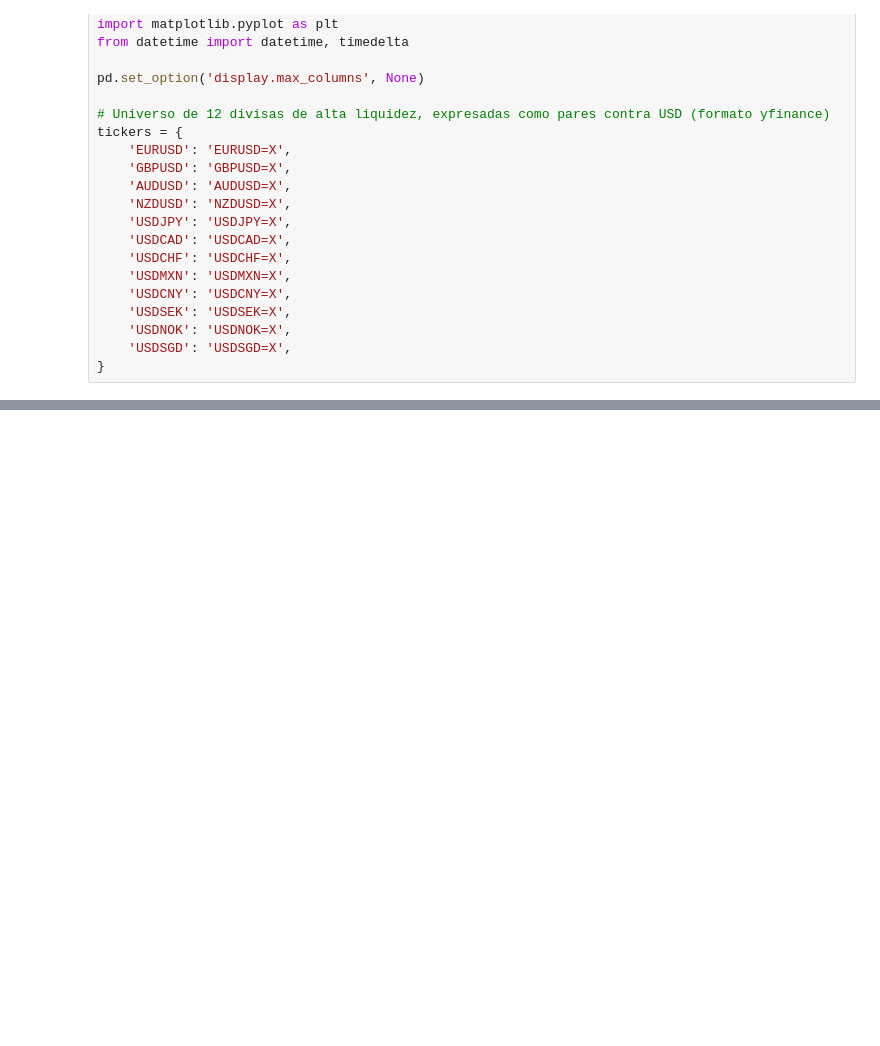
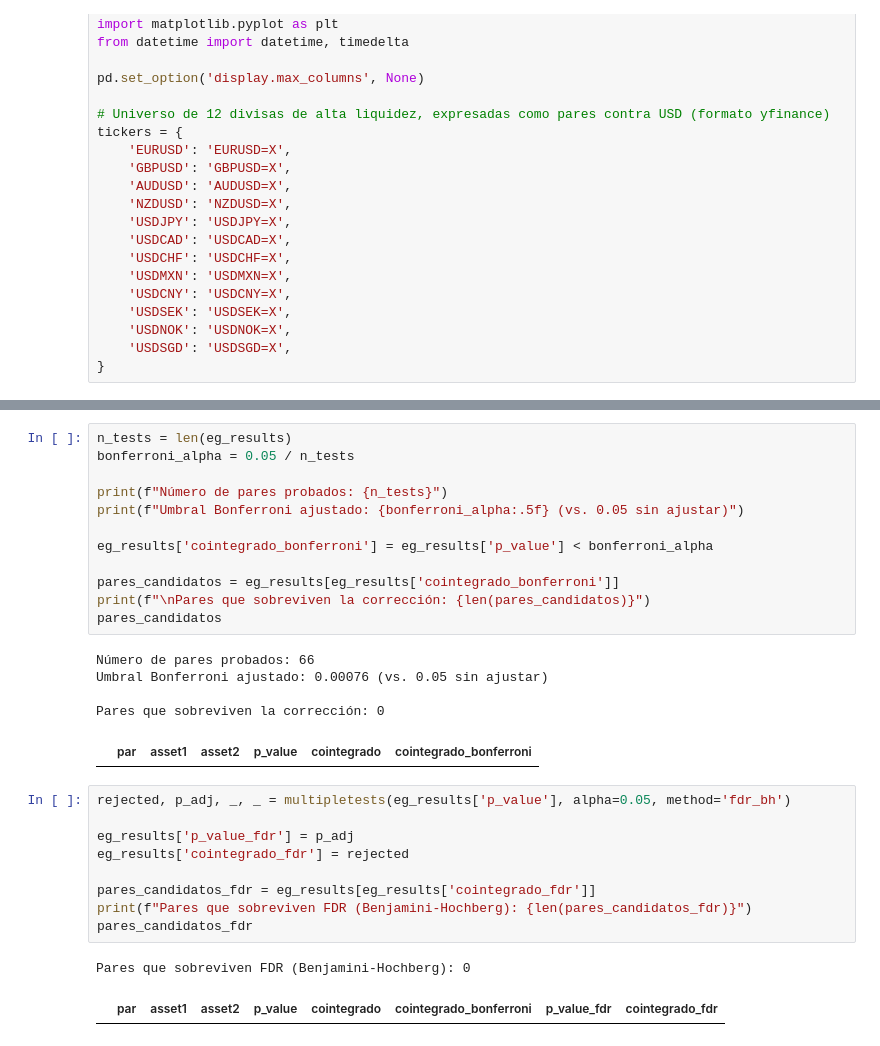
Before and after one commit to SamuOropeza/Investigacion_PCNM, a Jupyter notebook: main.ipynb, the cells around one changed output, grey strips where cells are left out. Drawn from its saved outputs; the diff is of its cells as text; blank space fills up the shorter version.

```diff
--- a/main.ipynb
+++ b/main.ipynb
@@ -132,0 +177,30 @@ Antes de armar cualquier señal de trading, hay que confirmar qué pares de divi
+# %%
+n_tests = len(eg_results)
+bonferroni_alpha = 0.05 / n_tests
+
+print(f"Número de pares probados: {n_tests}")
+print(f"Umbral Bonferroni ajustado: {bonferroni_alpha:.5f} (vs. 0.05 sin ajustar)")
+
+eg_results['cointegrado_bonferroni'] = eg_results['p_value'] < bonferroni_alpha
+
+pares_candidatos = eg_results[eg_results['cointegrado_bonferroni']]
+print(f"\nPares que sobreviven la corrección: {len(pares_candidatos)}")
+pares_candidatos
+# %% [output]
+Número de pares probados: 66
+Umbral Bonferroni ajustado: 0.00076 (vs. 0.05 sin ajustar)
+
+Pares que sobreviven la corrección: 0
+|  | par | asset1 | asset2 | p_value | cointegrado | cointegrado_bonferroni |
+# %%
+rejected, p_adj, _, _ = multipletests(eg_results['p_value'], alpha=0.05, method='fdr_bh')
+
+eg_results['p_value_fdr'] = p_adj
+eg_results['cointegrado_fdr'] = rejected
+
+pares_candidatos_fdr = eg_results[eg_results['cointegrado_fdr']]
+print(f"Pares que sobreviven FDR (Benjamini-Hochberg): {len(pares_candidatos_fdr)}")
+pares_candidatos_fdr
+# %% [output]
+Pares que sobreviven FDR (Benjamini-Hochberg): 0
+|  | par | asset1 | asset2 | p_value | cointegrado | cointegrado_bonferroni | p_value_fdr | cointegrado_fdr |
```
Also changed, not shown: parts of 11 cells of this notebook, 1 other file.
